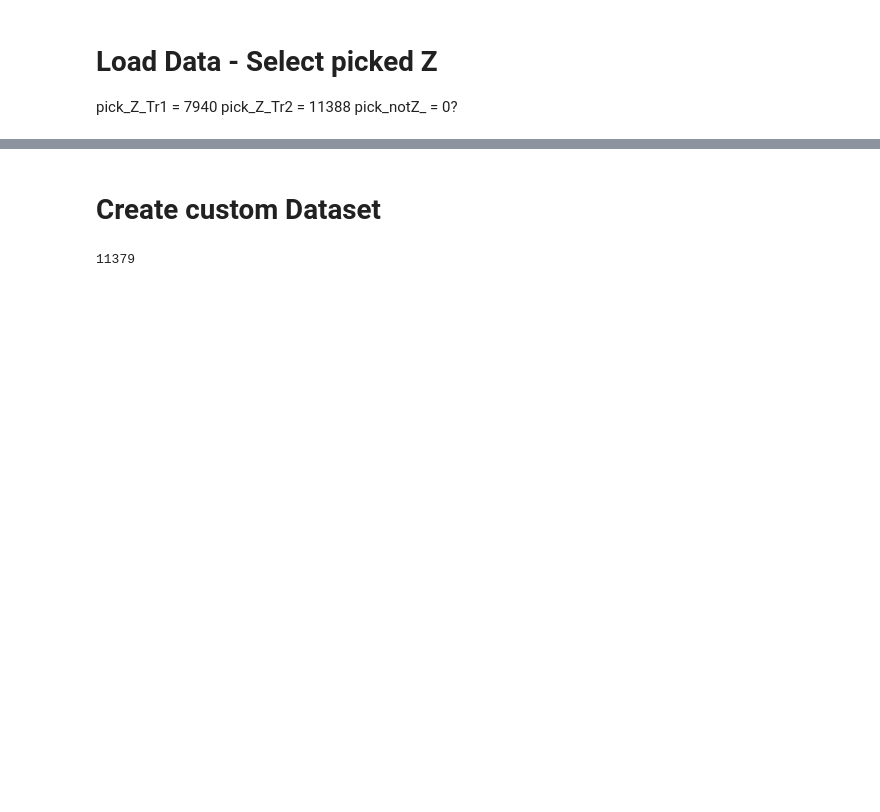
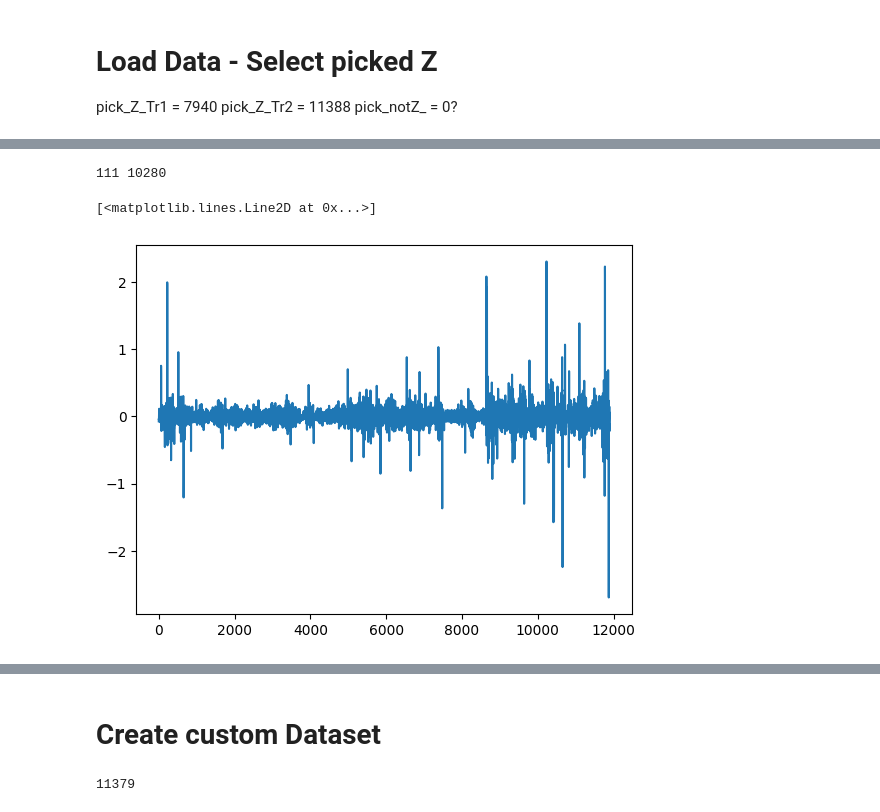
Before and after one commit to Nemenick/primoprogetto, a Jupyter notebook: Codici/_DETECT.ipynb, the cells around one changed output, grey strips where cells are left out. Cells and saved outputs as stored; diff of their text form; code cells hidden in the pictures; blank space fills up the shorter version.

```diff
--- a/Codici/_DETECT.ipynb
+++ b/Codici/_DETECT.ipynb
@@ -26,3 +26,29 @@ for it0 in Tr_f: # it0 tipical = "211205015137"
                 b.write(f"{Tr2_pd}/{it1.path.split('/')[-2]}.{it1.path.split('/')[-1]}",format="SAC")
                 pick_tot += 1
             #print(it1.path)
+# %%
+from obspy import read
+import os
+import pandas as pd
+# data_st.write(file, format="SAC")
+
+Tr1 = "/home/silvia/Desktop/Data/DETECT/transfer_15588_files_ada1a770/Tracce_First_part_new"
+Tr2 = "/home/silvia/Desktop/Data/DETECT/transfer_15588_files_ada1a770/Tracce_Second_part_new"
+
+Tr_f1 = os.listdir(Tr1)
+for i in range(len(Tr_f1)):
+    Tr_f1[i] = Tr1+"/"+Tr_f1[i]
+
+Tr_f2 = os.listdir(Tr2)
+for i in range(len(Tr_f2)):
+    Tr_f2[i] = Tr2+"/"+Tr_f2[i]
+
+Tr_f = Tr_f1+Tr_f2
+Tr_f.sort()
+
+
+for it0 in Tr_f[0:1]: # it0 tipical = "/home/silvia/Desktop/Data/DETECT/transfer_15588_files_ada1a770/Tracce_First_part_new/211205015137"
+        b = read(f"{it0}/*Z.sac")
+
+        # if it1.path[-5] == "Z":
+        #     b = read(it1.path)
@@ -28,0 +107,14 @@ for it0 in Tr_f: # it0 tipical = "211205015137"
+# %%
+len(b[0].data)
+import _Library_HOS
+sig = _Library_HOS.freq_filter(b[0].data, 200, 5, type_filter= "highpass")
+onset_1, diff, onset_2 = _Library_HOS.get_onset(sig, 100, threshold=0.1, statistics= _Library_HOS.S_6)
+print(onset_1, onset_2)
+# %% [output]
+111 10280
+# %%
+import matplotlib.pyplot as plt
+plt.plot(diff)
+# %% [output]
+[<matplotlib.lines.Line2D at 0x...>]
+[figure, added]
```
Also changed, not shown: parts of 16 cells of this notebook, 4 other files.
